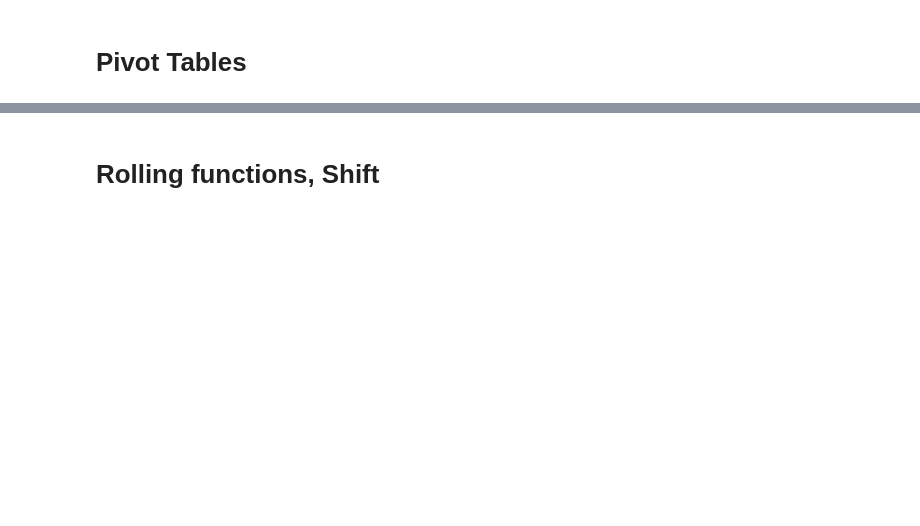
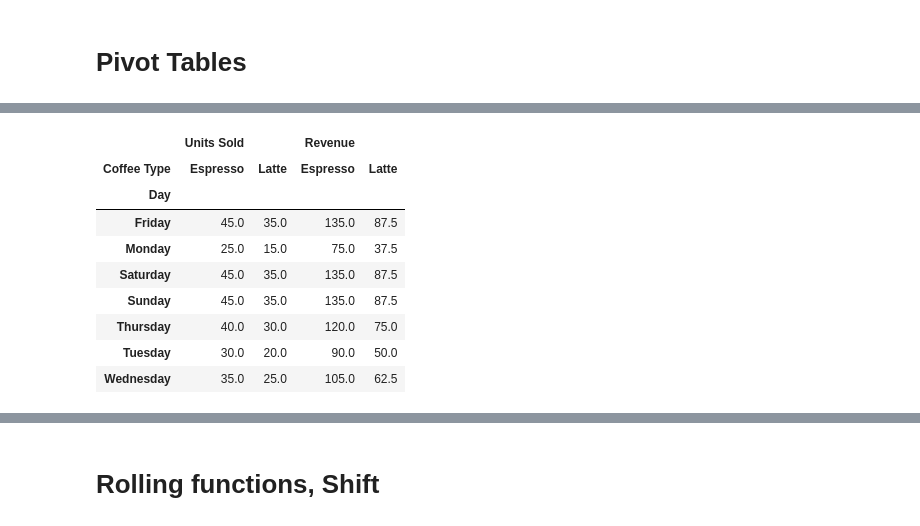
Before and after one commit to Sandeep20013/AI-Learning-Tracking, a Jupyter notebook: Data Analysis/Pandas Prac.ipynb, the cells around one changed output, grey strips where cells are left out. Cells and saved outputs as stored; diff of their text form; code cells hidden in the pictures; blank space fills up the shorter version.

```diff
--- a/Data Analysis/Pandas Prac.ipynb
+++ b/Data Analysis/Pandas Prac.ipynb
@@ -492,3 +599,5 @@ coffee.head()
 # %% [markdown]
 # Pivot Tables
+# %%
+coffee['Revenue'] = coffee.apply(lambda x: x['Units Sold'] * 2.5 if x['Coffee Type'] == 'Latte' else x['Units Sold'] * 3, axis = 1)
 # %%
@@ -495,0 +617,13 @@ pivot = coffee.pivot(columns = 'Coffee Type', index = 'Day', values = 'Revenue')
+# %%
+coffee.pivot(columns = 'Coffee Type', index = 'Day', values = ['Units Sold', 'Revenue'])
+# %% [output]
+|  | Units Sold |  | Revenue |  |
+| Coffee Type | Espresso | Latte | Espresso | Latte |
+| Day |  |  |  |  |
+| Friday | 45.0 | 35.0 | 135.0 | 87.5 |
+| Monday | 25.0 | 15.0 | 75.0 | 37.5 |
+| Saturday | 45.0 | 35.0 | 135.0 | 87.5 |
+| Sunday | 45.0 | 35.0 | 135.0 | 87.5 |
+| Thursday | 40.0 | 30.0 | 120.0 | 75.0 |
+| Tuesday | 30.0 | 20.0 | 90.0 | 50.0 |
+| Wednesday | 35.0 | 25.0 | 105.0 | 62.5 |
```
Also changed, not shown: parts of 24 cells of this notebook, 2 other files.
